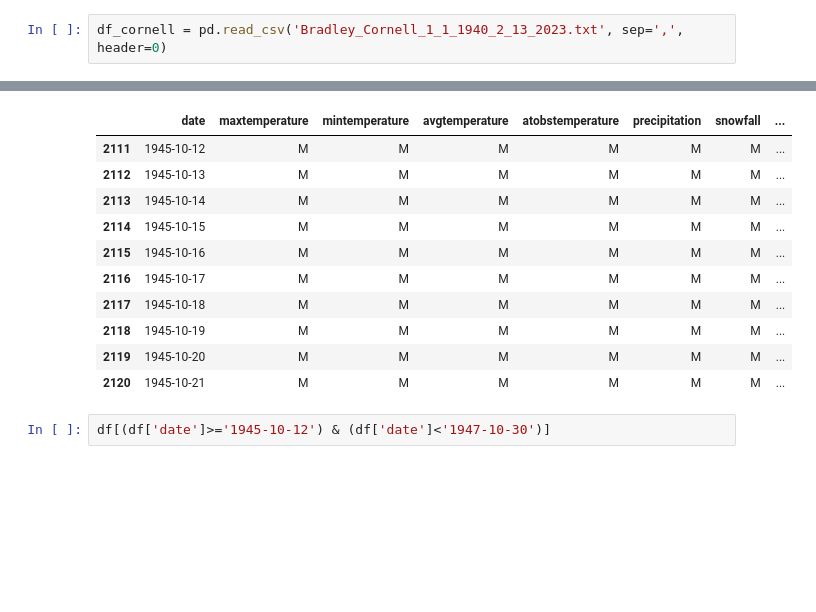
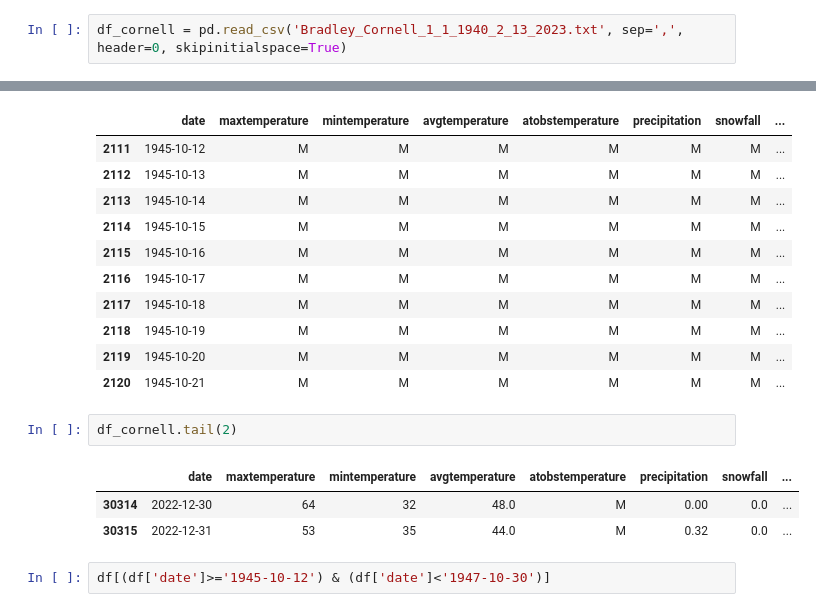
Before and after one commit to mrp10005/Bradley_CT_Weather, a Jupyter notebook: Bradley_Data_Cleansing_1_1_1943_12_31_2023.ipynb, the cells around one changed output, grey strips where cells are left out. Cells and saved outputs as stored; diff of their text form; blank space fills up the shorter version.

```diff
--- a/Bradley_Data_Cleansing_1_1_1943_12_31_2023.ipynb
+++ b/Bradley_Data_Cleansing_1_1_1943_12_31_2023.ipynb
@@ -96,7 +125,7 @@ ___
 # %% [markdown]
 # Import Cornell data and get useful columns
 # %%
-df_cornell = pd.read_csv('Bradley_Cornell_1_1_1940_2_13_2023.txt', sep=',', header=0)
+df_cornell = pd.read_csv('Bradley_Cornell_1_1_1940_2_13_2023.txt', sep=',', header=0, skipinitialspace=True)
 # %%
 df_cornell.columns = [i.replace(' ','') for i in df_cornell.columns]
 # %%
@@ -366,6 +386,12 @@ df_cornell[(df_cornell['date']>='1945-10-12') & (df_cornell['date']<'1945-10-22'
 | 2118 | 1945-10-19 | M | M | M | M | M | M | ... |
 | 2119 | 1945-10-20 | M | M | M | M | M | M | ... |
 | 2120 | 1945-10-21 | M | M | M | M | M | M | ... |
+# %%
+df_cornell.tail(2)
+# %% [output]
+|  | date | maxtemperature | mintemperature | avgtemperature | atobstemperature | precipitation | snowfall | ... |
+| 30314 | 2022-12-30 | 64 | 32 | 48.0 | M | 0.00 | 0.0 | ... |
+| 30315 | 2022-12-31 | 53 | 35 | 44.0 | M | 0.32 | 0.0 | ... |
 # %%
 df[(df['date']>='1945-10-12') & (df['date']<'1947-10-30')]
 # %% [output]
```
Also changed, not shown: parts of 46 cells of this notebook.
